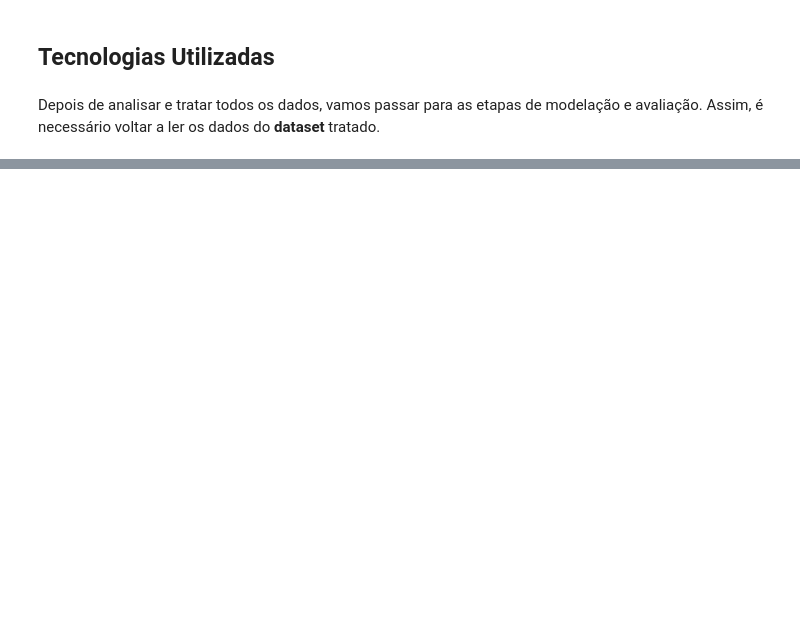
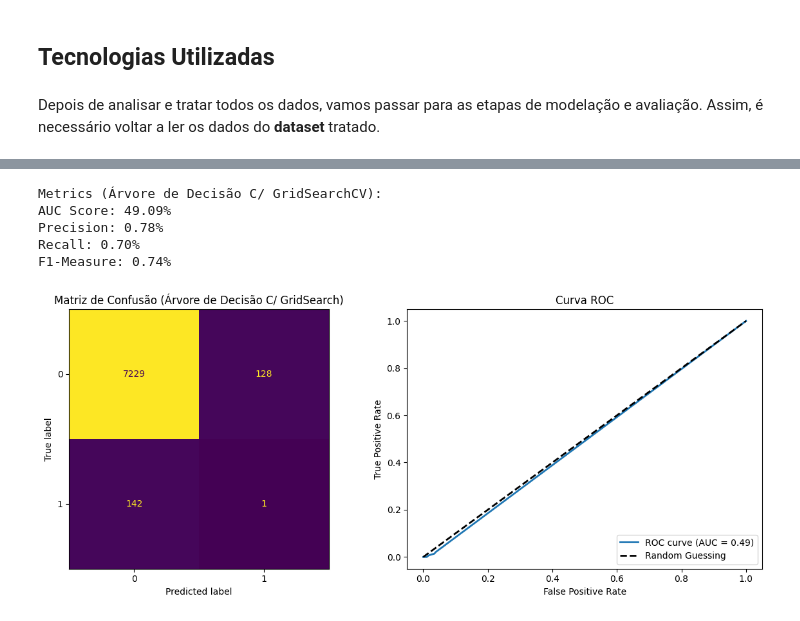
Before and after one commit to matildesimoes/Fraud-Detection-with-AI, a Jupyter notebook: task2.ipynb, the cells around one changed output, grey strips where cells are left out. Saved outputs shown, nothing was run; the diff lists cells and outputs as text; code cells hidden in the pictures; blank space fills up the shorter version.

```diff
--- a/task2.ipynb
+++ b/task2.ipynb
@@ -235,0 +145,59 @@ disp = ConfusionMatrixDisplay(confusion_matrix=xgb_confusion_matrix, display_lab
+# %%
+best_decision_tree_params = decision_tree_grid_search.best_params_
+best_decision_tree = DecisionTreeClassifier(
+    min_samples_split=best_decision_tree_params['model__min_samples_split'],
+    criterion=best_decision_tree_params['model__criterion'],
+    min_samples_leaf=best_decision_tree_params['model__min_samples_leaf'],
+    random_state=42
+)
+best_decision_tree.fit(training_inputs, training_classes)
+
+# Obter as probabilidades previstas no conjunto de teste
+probas = best_decision_tree.predict_proba(testing_inputs)[:, 1]
+auc_score = roc_auc_score(testing_classes, probas)
+
+# Prever as classes no conjunto de teste
+predictions = best_decision_tree.predict(testing_inputs)
+
+# Calcular as métricas
+DTCG_precision = precision_score(testing_classes, predictions)
+DTCG_recall = recall_score(testing_classes, predictions)
+DTCG_f1 = f1_score(testing_classes, predictions)
+
+print("Metrics (Árvore de Decisão C/ GridSearchCV):")
+print("AUC Score: {:.2f}%".format(auc_score * 100))
+print("Precision: {:.2f}%".format(DTCG_precision * 100))
+print("Recall: {:.2f}%".format(DTCG_recall * 100))
+print("F1-Measure: {:.2f}%".format(DTCG_f1 * 100))
+# %% [output]
+Metrics (Árvore de Decisão C/ GridSearchCV):
+AUC Score: 49.09%
+Precision: 0.78%
+Recall: 0.70%
+F1-Measure: 0.74%
+# %%
+confusion_matrix_result = confusion_matrix(testing_classes, predictions)
+confusion_display = ConfusionMatrixDisplay(confusion_matrix_result)
+
+# Curva ROC
+fpr, tpr, _ = roc_curve(testing_classes, probas)
+DTCG_auc = sklearn_auc(fpr, tpr)
+
+fig, axes = plt.subplots(1, 2, figsize=(12, 5))
+
+# Matriz de Confusão
+confusion_display.plot(ax=axes[0], colorbar=False)
+axes[0].set_title("Matriz de Confusão (Árvore de Decisão C/ GridSearch)")
+
+# Curva ROC
+axes[1].plot(fpr, tpr, label=f"ROC curve (AUC = {DTCG_auc:.2f})", lw=2)
+axes[1].plot([0, 1], [0, 1], 'k--', lw=2, label="Random Guessing")
+axes[1].set_title("Curva ROC")
+axes[1].set_xlabel("False Positive Rate")
+axes[1].set_ylabel("True Positive Rate")
+axes[1].legend(loc="lower right")
+
+plt.tight_layout()
+plt.show()
+# %% [output]
+[figure, added]
```
Also changed, not shown: parts of 34 cells of this notebook, 18 other files.
